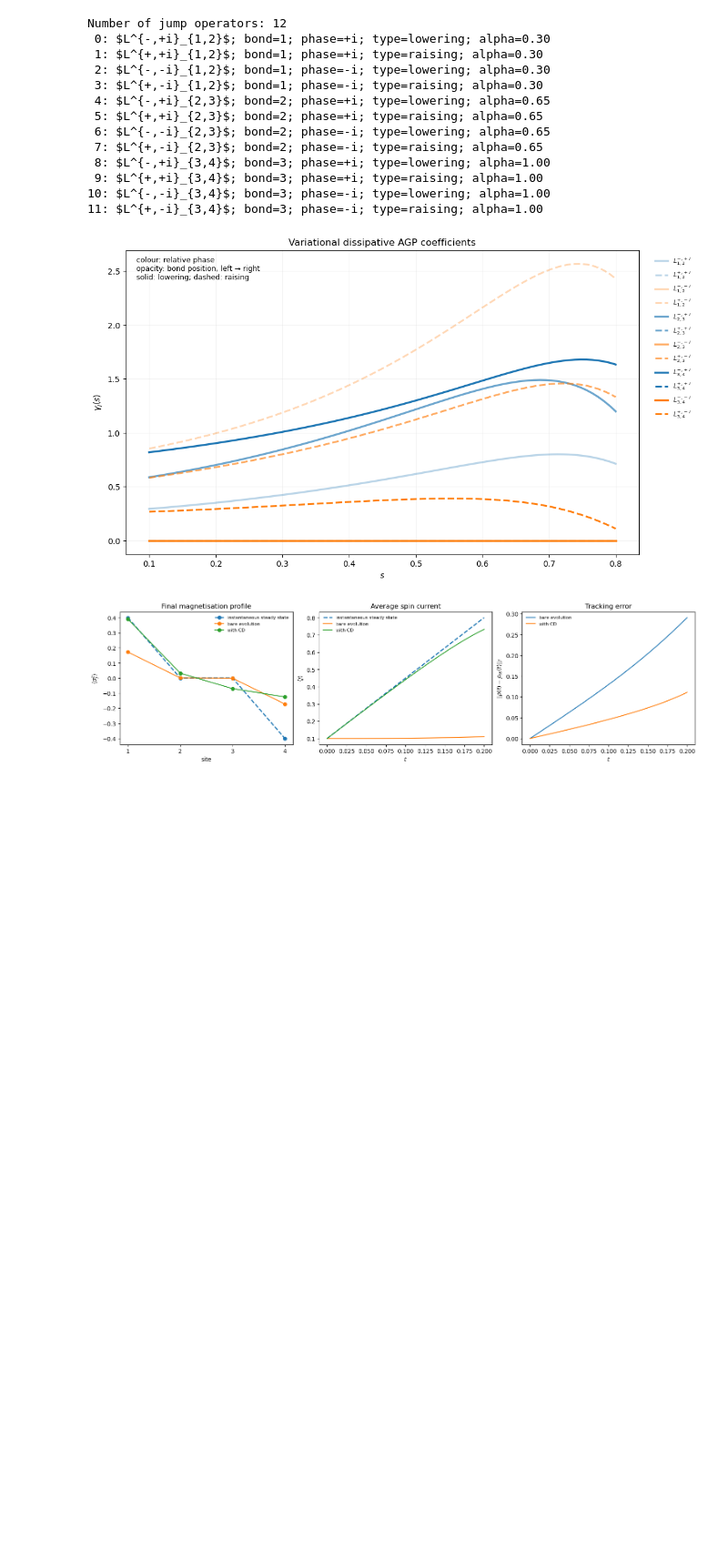
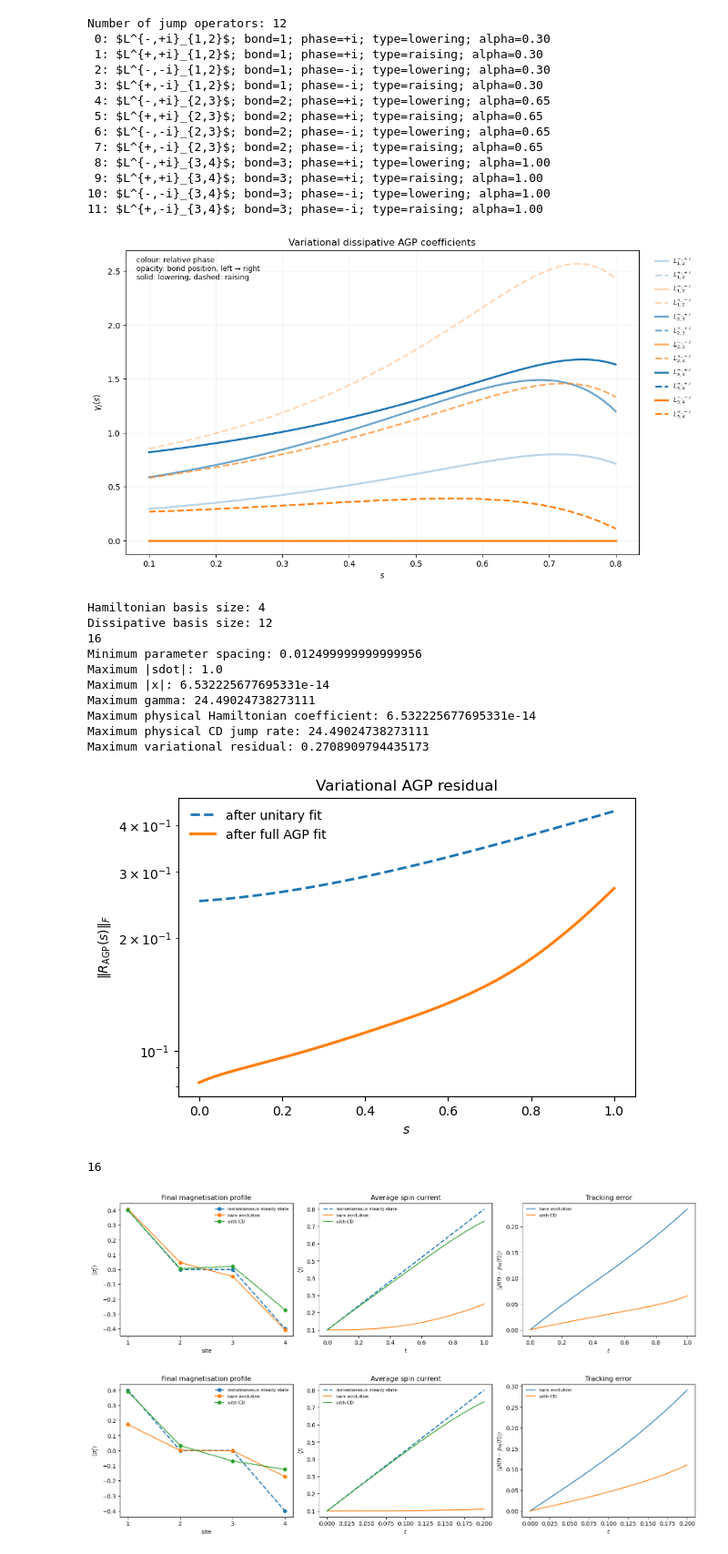
Before and after one commit to jwalkling/Driven_OQS, a Jupyter notebook: src_code/notebooks/Boundary XX Lindblad.ipynb, the cells around one changed output. Shown at 91% size. Drawn from its saved outputs; the diff is of its cells as text; code cells hidden in the pictures; blank space fills up the shorter version.

```diff
--- a/src_code/notebooks/Boundary XX Lindblad.ipynb
+++ b/src_code/notebooks/Boundary XX Lindblad.ipynb
@@ -921,6 +1314,81 @@ Number of jump operators: 12
 10: $L^{-,-i}_{3,4}$; bond=3; phase=-i; type=lowering; alpha=1.00
 11: $L^{+,-i}_{3,4}$; bond=3; phase=-i; type=raising; alpha=1.00
 [figure]
+# %%
+L=4
+
+J=1.0
+mu0, mu1 = 0.1, 0.8
+
+tau = 1.0
+ts=np.linspace(0, tau, 81)
+
+def mu_of_t(t):
+    return mu0 + (mu1 - mu0) * t / tau
+
+def mudot_of_t(t):
+    return (mu1 - mu0) / tau
+
+def Gamma_of_t(t):
+    return 1.0
+
+(
+        H_XX,
+        sx_ops,
+        sy_ops,
+        sz_ops,
+        sp_ops,
+        sm_ops,
+        current_ops,
+    ) = xx_chain_operators(L, J)
+
+# Defining the jump operators from truncated natural modes of the chain
+jump_operators_XX = []
+
+for j in range(L - 1):
+    A = sm_ops[j]
+    B = sz_ops[j] @ sm_ops[j + 1]
+
+    for phase in [1.0j, -1.0j]:
+        L_minus = (
+            A + 0.5 * phase * B
+        ) / np.sqrt(2.0)
+
+        jump_operators_XX.extend([
+            L_minus,
+            L_minus.conj().T,
+        ])
+
+sim = run_xx_cd_simulation(
+    L=L,
+    times=np.linspace(0, tau, 81),
+    mu_of_t=mu_of_t,
+    Gamma_of_t=Gamma_of_t,
+    jump_operators_XX=jump_operators_XX,
+)
+
+plots = plot_xx_tracking_observables(
+    sim["t"],
+    sim["rho_ss"],
+    sim["rho_bare"],
+    sim["rho_cd"],
+    sim["sz_ops"],
+    sim["current_ops"],
+)
+# %% [output]
+Hamiltonian basis size: 4
+Dissipative basis size: 12
+16
+Minimum parameter spacing: 0.012499999999999956
+Maximum |sdot|: 1.0
+Maximum |x|: 6.532225677695331e-14
+Maximum gamma: 24.49024738273111
+Maximum physical Hamiltonian coefficient: 6.532225677695331e-14
+Maximum physical CD jump rate: 24.49024738273111
+Maximum variational residual: 0.2708909794435173
+[figure, added]
+16
+[figure, added]
 # %%
 # ============================================================
 # Observables
```
Also changed, not shown: parts of 9 cells of this notebook.
